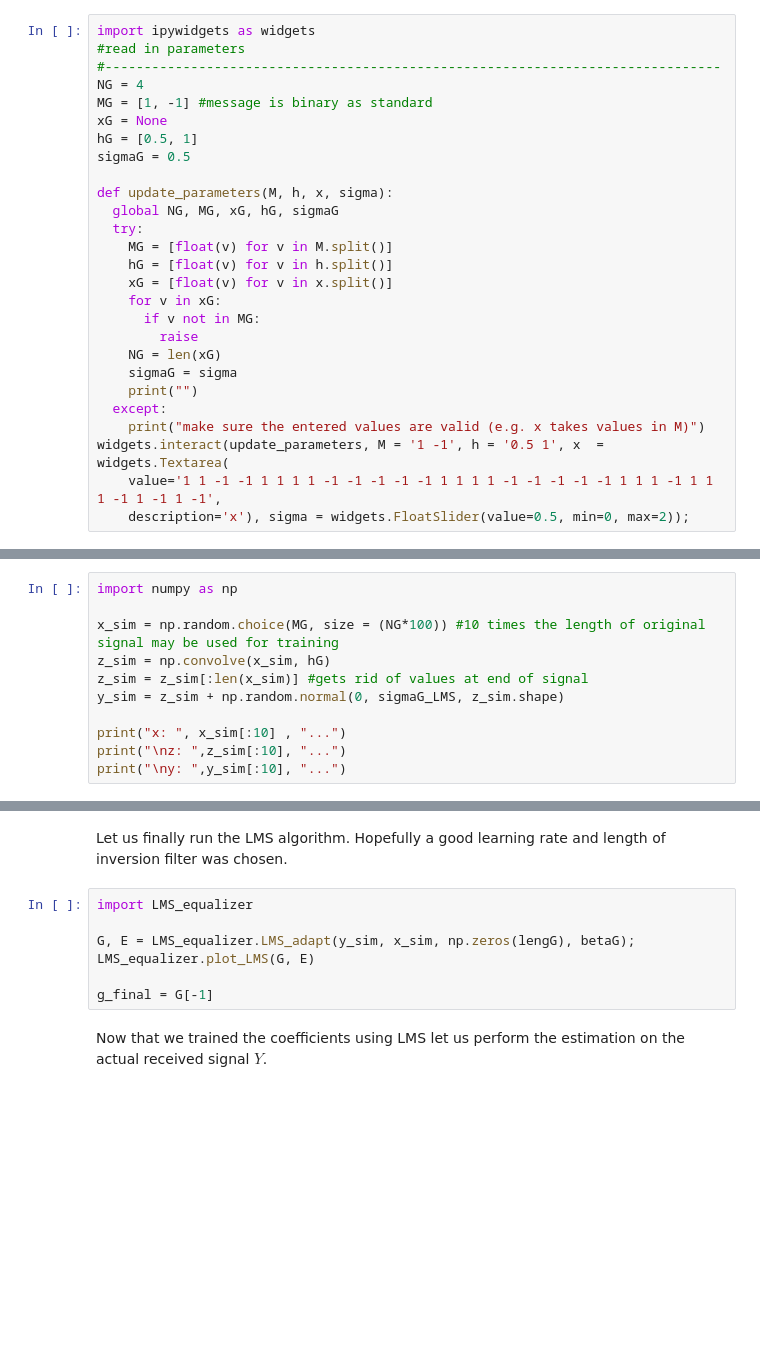
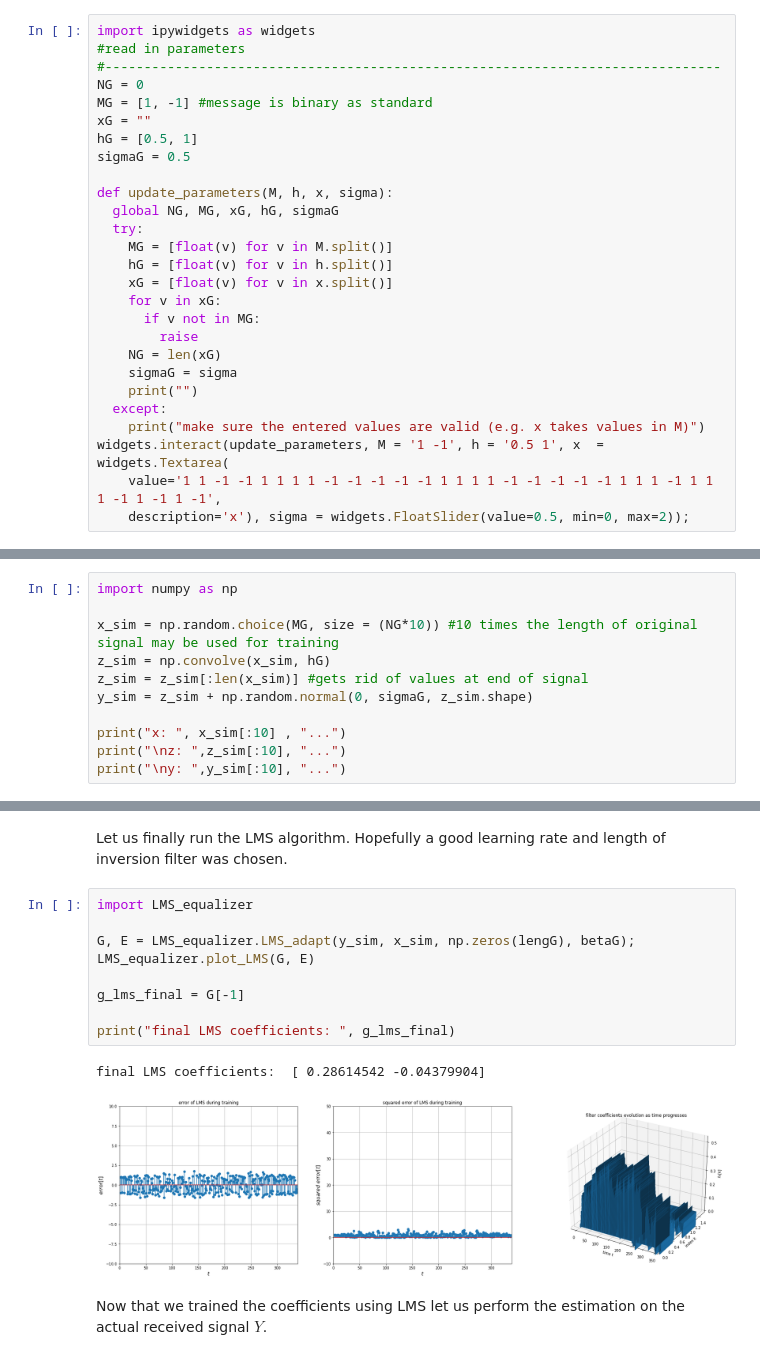
Before and after one commit to huesseol/DSSP-Illustrations, a Jupyter notebook: Equalization_Comparison.ipynb, the cells around one changed output, grey strips where cells are left out. Drawn from its saved outputs; the diff is of its cells as text; blank space fills up the shorter version.

```diff
--- a/Equalization_Comparison.ipynb
+++ b/Equalization_Comparison.ipynb
@@ -12,9 +26,9 @@ In order to be able to use all types of equalization techniques from the course
 import ipywidgets as widgets
 #read in parameters
 #-------------------------------------------------------------------------------
-NG = 4
+NG = 0
 MG = [1, -1] #message is binary as standard
-xG = None
+xG = ""
 hG = [0.5, 1]
 sigmaG = 0.5
 
@@ -105,10 +270,10 @@ widgets.interact(set_sigmaG_lms,
 # %%
 import numpy as np
 
-x_sim = np.random.choice(MG, size = (NG*100)) #10 times the length of original signal may be used for training
+x_sim = np.random.choice(MG, size = (NG*10)) #10 times the length of original signal may be used for training
 z_sim = np.convolve(x_sim, hG)
 z_sim = z_sim[:len(x_sim)] #gets rid of values at end of signal
-y_sim = z_sim + np.random.normal(0, sigmaG_LMS, z_sim.shape)
+y_sim = z_sim + np.random.normal(0, sigmaG, z_sim.shape)
 
 print("x: ", x_sim[:10] , "...")
 print("\nz: ",z_sim[:10], "...")
@@ -140,10 +314,15 @@ Let us finally run the LMS algorithm. Hopefully a good learning rate and length
 # %%
 import LMS_equalizer
 
 G, E = LMS_equalizer.LMS_adapt(y_sim, x_sim, np.zeros(lengG), betaG);
 LMS_equalizer.plot_LMS(G, E)
 
-g_final = G[-1]
+g_lms_final = G[-1]
+
+print("final LMS coefficients: ", g_lms_final)
+# %% [output]
+final LMS coefficients:  [ 0.28614542 -0.04379904]
+[figure, added]
 # %% [markdown]
 Now that we trained the coefficients using LMS let us perform the estimation on the actual received signal $Y$.
 # %%
```
Also changed, not shown: parts of 44 cells of this notebook.
